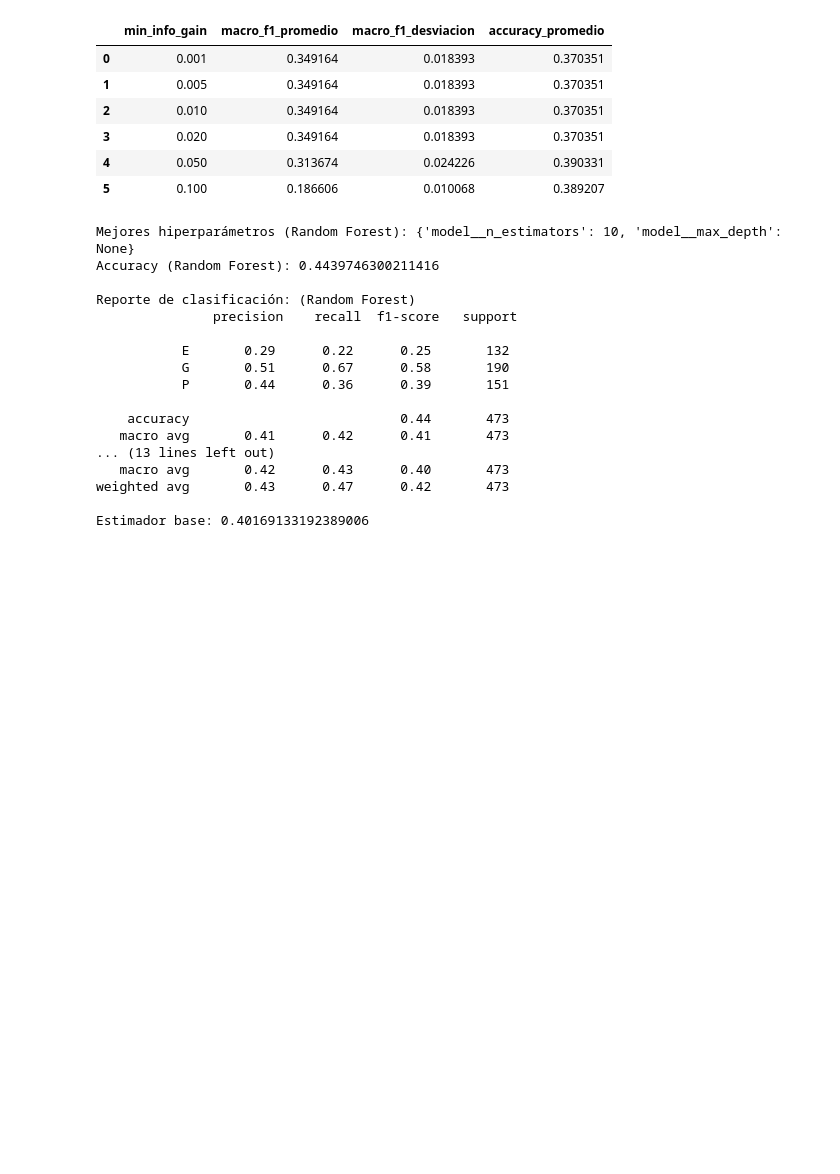
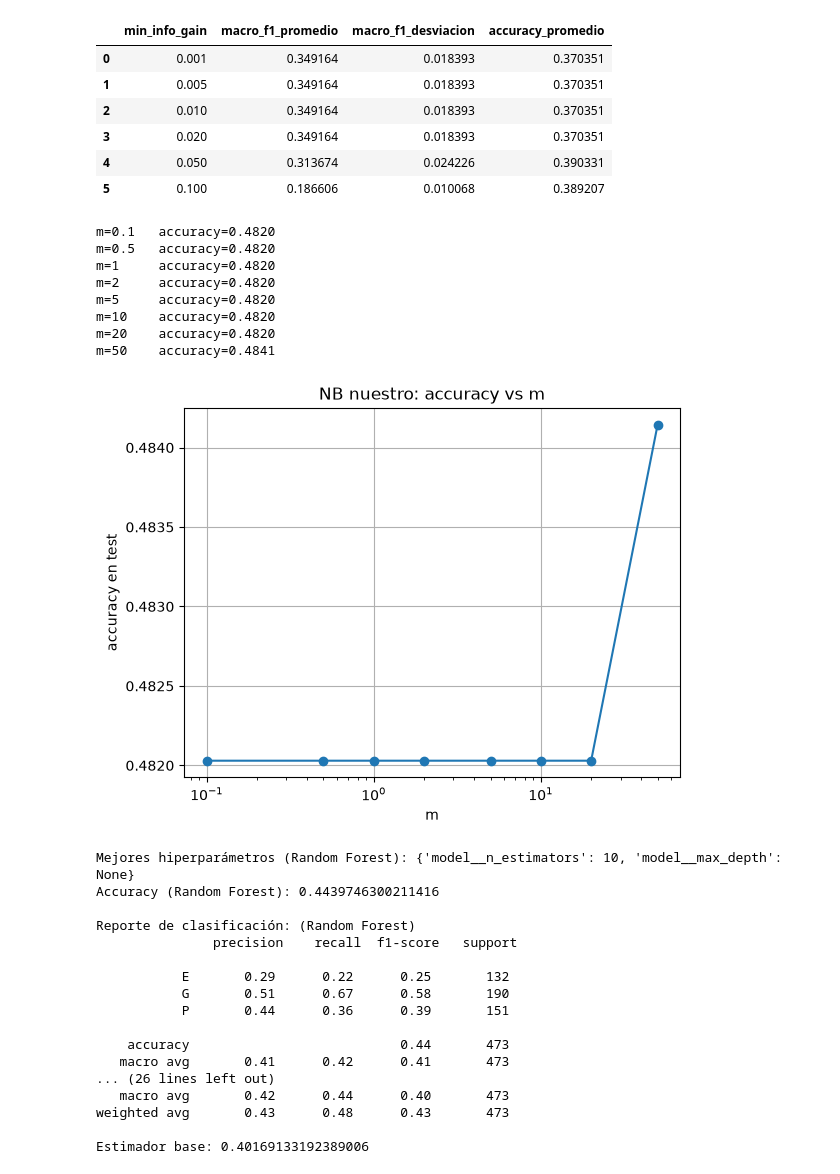
Before and after one commit to JuanCruzD9/ApAuto, a Jupyter notebook: prediccionFurbo.ipynb, the cells around one changed output. Cells and saved outputs as stored; diff of their text form; code cells hidden in the pictures; blank space fills up the shorter version.

Commit message:
Naive Bayes

```diff
--- a/prediccionFurbo.ipynb
+++ b/prediccionFurbo.ipynb
@@ -303,3 +382,33 @@ resumen_id3
+# %%
+import matplotlib.pyplot as plt
+
+valores_m = [0.1, 0.5, 1, 2, 5, 10, 20, 50]
+accuracies = []
+
+for valor_m in valores_m:
+    modelo = NaiveBayes(m=valor_m).fit(X_train, y_train)
+    pred = modelo.predict(X_test)
+    acc = accuracy_score(y_test, pred)
+    accuracies.append(acc)
+    print(f"m={valor_m:<5} accuracy={acc:.4f}")
+
+plt.plot(valores_m, accuracies, marker="o")
+plt.xscale("log")
+plt.xlabel("m")
+plt.ylabel("accuracy en test")
+plt.title("NB nuestro: accuracy vs m")
+plt.grid(True)
+plt.show()
+# %% [output]
+m=0.1   accuracy=0.4820
+m=0.5   accuracy=0.4820
+m=1     accuracy=0.4820
+m=2     accuracy=0.4820
+m=5     accuracy=0.4820
+m=10    accuracy=0.4820
+m=20    accuracy=0.4820
+m=50    accuracy=0.4841
+[figure, added]
 # %%
 #Estimador 5 (Resultado mas probable (10 anos))
 subset = (ds["date"].dt.year >= 2014) & (ds["date"].dt.year < 2024)
@@ -317,6 +426,8 @@ print("Accuracy (Naive Bayes):", accuracy_score(y_test, y_pred_nb))
 print("\nReporte de clasificación: (Naive Bayes)\n", classification_report(y_test, y_pred_nb))
 
 total = (y_test == "G").sum()/len(y_test)
+print("Accuracy (NB nuestro):", accuracy_score(y_test, y_pred_mi_nb))
+print("\nReporte de clasificación: (NB nuestro)\n", classification_report(y_test, y_pred_mi_nb))
 print("Estimador base:", total)
 # %% [output]
 Mejores hiperparámetros (Random Forest): {'model__n_estimators': 10, 'model__max_depth': None}
@@ -331,8 +442,8 @@ Reporte de clasificación: (Random Forest)
 
     accuracy                           0.44       473
    macro avg       0.41      0.42      0.41       473
-... (13 lines left out)
-   macro avg       0.42      0.43      0.40       473
-weighted avg       0.43      0.47      0.42       473
+... (26 lines left out)
+   macro avg       0.42      0.44      0.40       473
+weighted avg       0.43      0.48      0.43       473
 
 Estimador base: 0.40169133192389006
```
Also changed, not shown: parts of 1 cell of this notebook.
